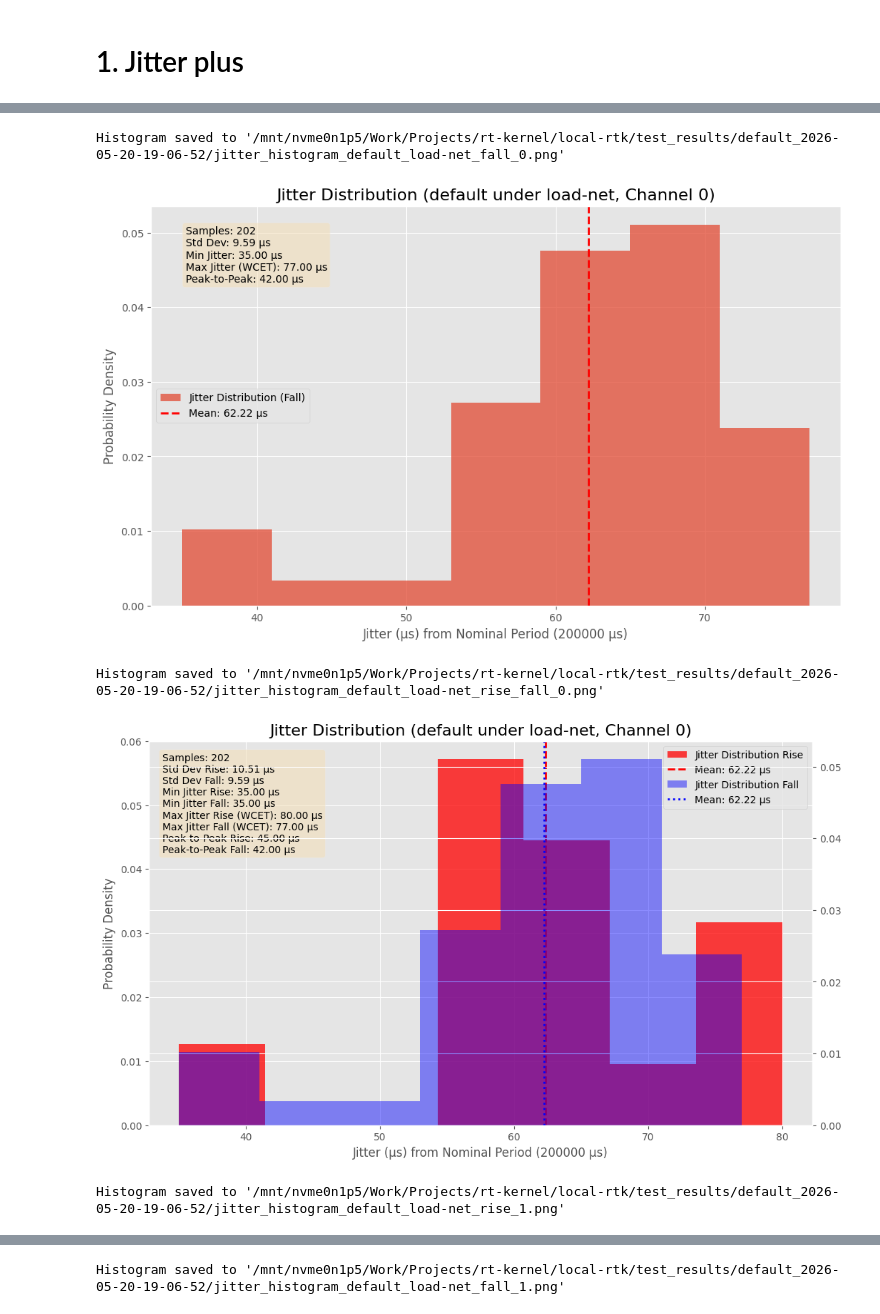
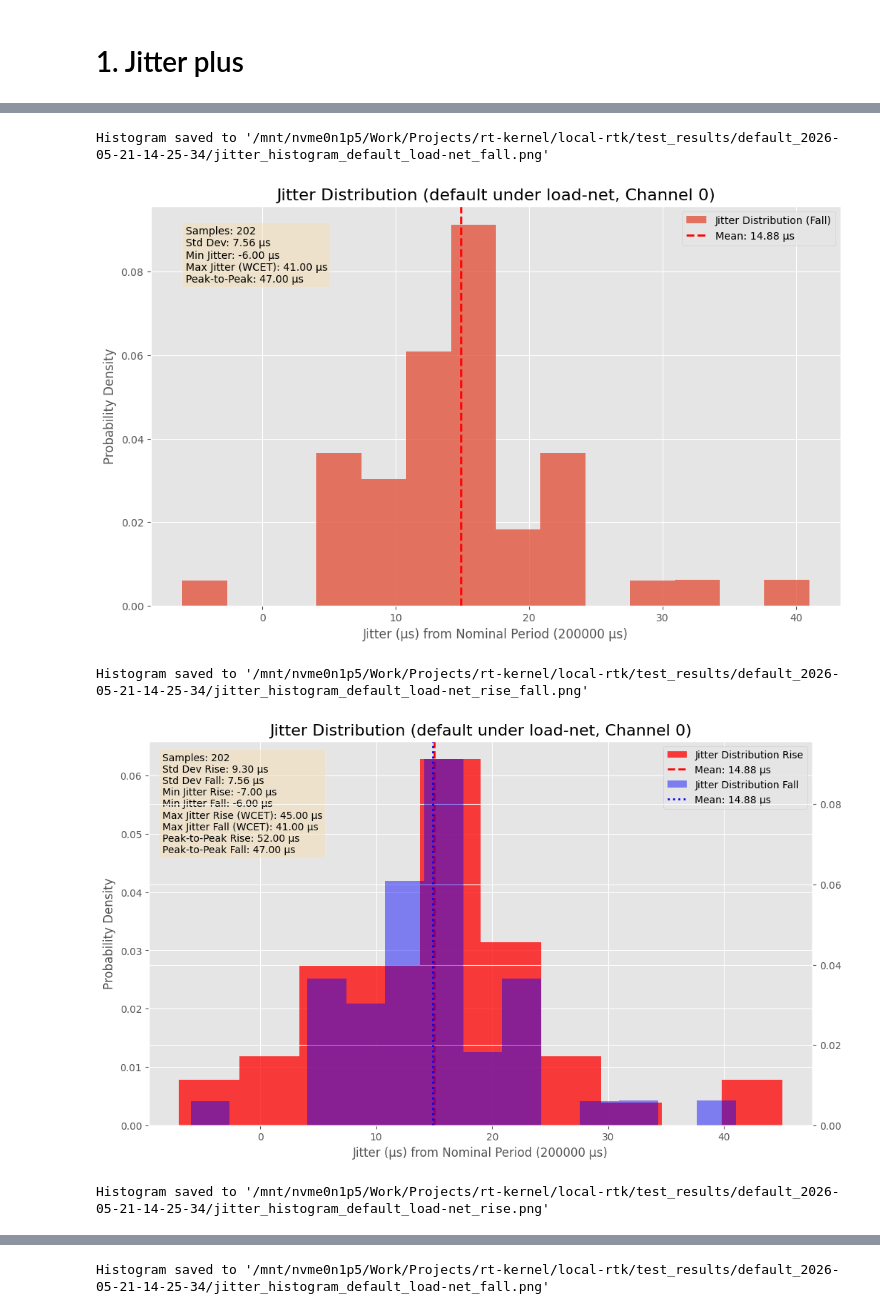
Before and after one commit to nickdante8/rt-kernel, a Jupyter notebook: local-rtk/saleae/processing_custom.ipynb, the cells around one changed output, grey strips where cells are left out. Cells and saved outputs as stored; diff of their text form; code cells hidden in the pictures.

```diff
--- a/local-rtk/saleae/processing_custom.ipynb
+++ b/local-rtk/saleae/processing_custom.ipynb
@@ -38,7 +38,7 @@ Module processing_utils found in cache. Forcing reload...
 # 0. Inputs
 # %%
 # Arguments. Test purpose only
-input_dir = "/mnt/nvme0n1p5/Work/Projects/rt-kernel/local-rtk/test_results/default_2026-05-20-19-06-52"
+input_dir = "/mnt/nvme0n1p5/Work/Projects/rt-kernel/local-rtk/test_results/default_2026-05-21-14-25-34"
 test_type = "default"
 # loads_type = ["idle", "load-net", "load-usb", "load-net-usb"]
 loads_type = ["idle", "load-net"]
@@ -48,9 +48,14 @@ duration_s = 10
 
 # Create array of data to use in the loop
 plots = []
+plotsLoad = []
 for load_type in loads_type:
-    for channel in channels:
-        plots.append(proc.Plot_obj(input_dir, test_type, load_type, channel, nominal_period_us, duration_s))
+    plot = proc.Plot_obj(input_dir, test_type, load_type, channels, nominal_period_us, duration_s)
+    plots.append(plot)
+
+# Load and process data
+for plot in plots:
+    plot.load_and_process_datas()
 # %% [output]
 Successfully matched graph channel 0 to column 'Channel 0'
 Successfully matched graph channel 1 to column 'Channel 1'
@@ -104,4 +84,4 @@ Histogram saved to '/mnt/nvme0n1p5/Work/Projects/rt-kernel/local-rtk/test_result
 # %%
 # Plot histogram load
-proc.plot_histograms(plots_load, show=True)
+proc.plot_histograms(plots[1], show=True)
 # %% [output]
@@ -110,7 +90,7 @@ Histogram saved to '/mnt/nvme0n1p5/Work/Projects/rt-kernel/local-rtk/test_result
-Histogram saved to '/mnt/nvme0n1p5/Work/Projects/rt-kernel/local-rtk/test_results/default_2026-05-20-19-06-52/jitter_histogram_default_load-net_fall_0.png'
+Histogram saved to '/mnt/nvme0n1p5/Work/Projects/rt-kernel/local-rtk/test_results/default_2026-05-21-14-25-34/jitter_histogram_default_load-net_fall.png'
-[figure, old version]
+[figure, new version]
-Histogram saved to '/mnt/nvme0n1p5/Work/Projects/rt-kernel/local-rtk/test_results/default_2026-05-20-19-06-52/jitter_histogram_default_load-net_rise_fall_0.png'
+Histogram saved to '/mnt/nvme0n1p5/Work/Projects/rt-kernel/local-rtk/test_results/default_2026-05-21-14-25-34/jitter_histogram_default_load-net_rise_fall.png'
-[figure, old version]
+[figure, new version]
-Histogram saved to '/mnt/nvme0n1p5/Work/Projects/rt-kernel/local-rtk/test_results/default_2026-05-20-19-06-52/jitter_histogram_default_load-net_rise_1.png'
+Histogram saved to '/mnt/nvme0n1p5/Work/Projects/rt-kernel/local-rtk/test_results/default_2026-05-21-14-25-34/jitter_histogram_default_load-net_rise.png'
 [figure]
-Histogram saved to '/mnt/nvme0n1p5/Work/Projects/rt-kernel/local-rtk/test_results/default_2026-05-20-19-06-52/jitter_histogram_default_load-net_fall_1.png'
+Histogram saved to '/mnt/nvme0n1p5/Work/Projects/rt-kernel/local-rtk/test_results/default_2026-05-21-14-25-34/jitter_histogram_default_load-net_fall.png'
```
Also changed, not shown: parts of 8 cells of this notebook, 4 other files.
